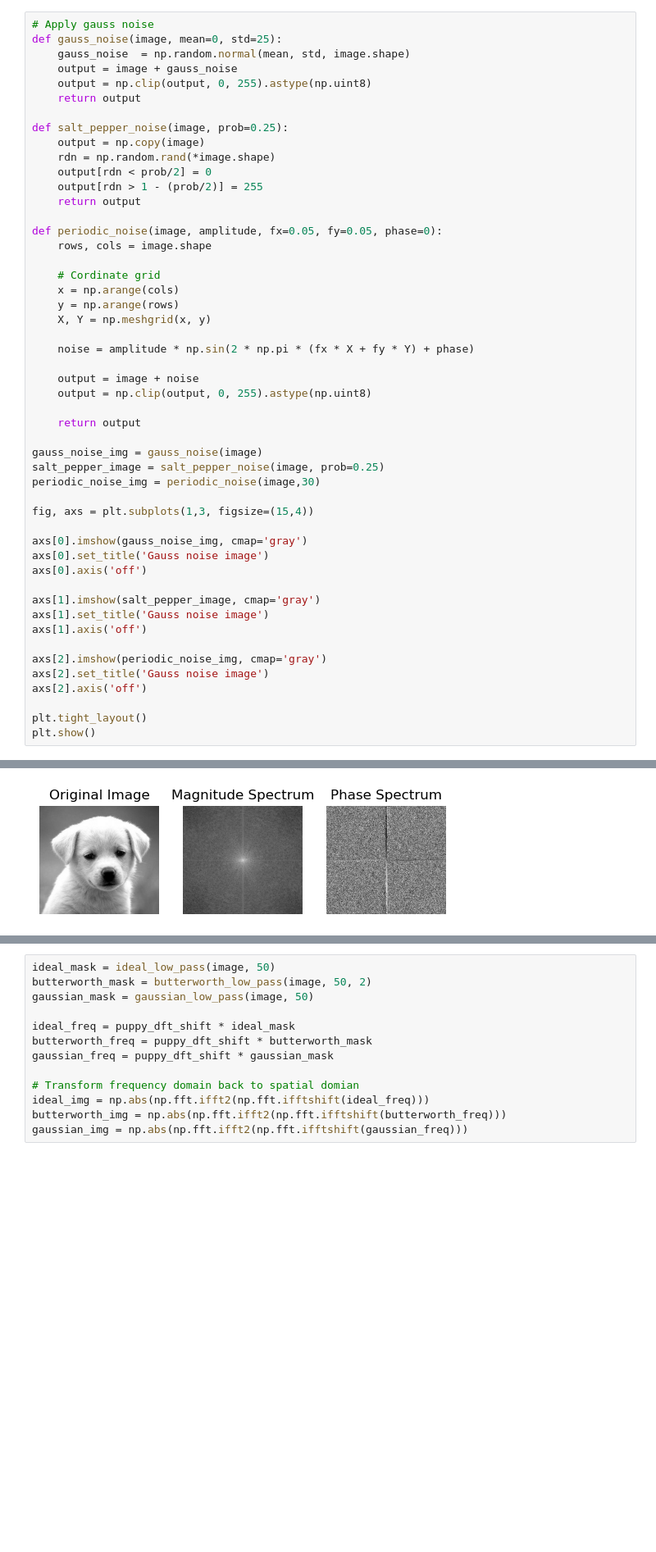
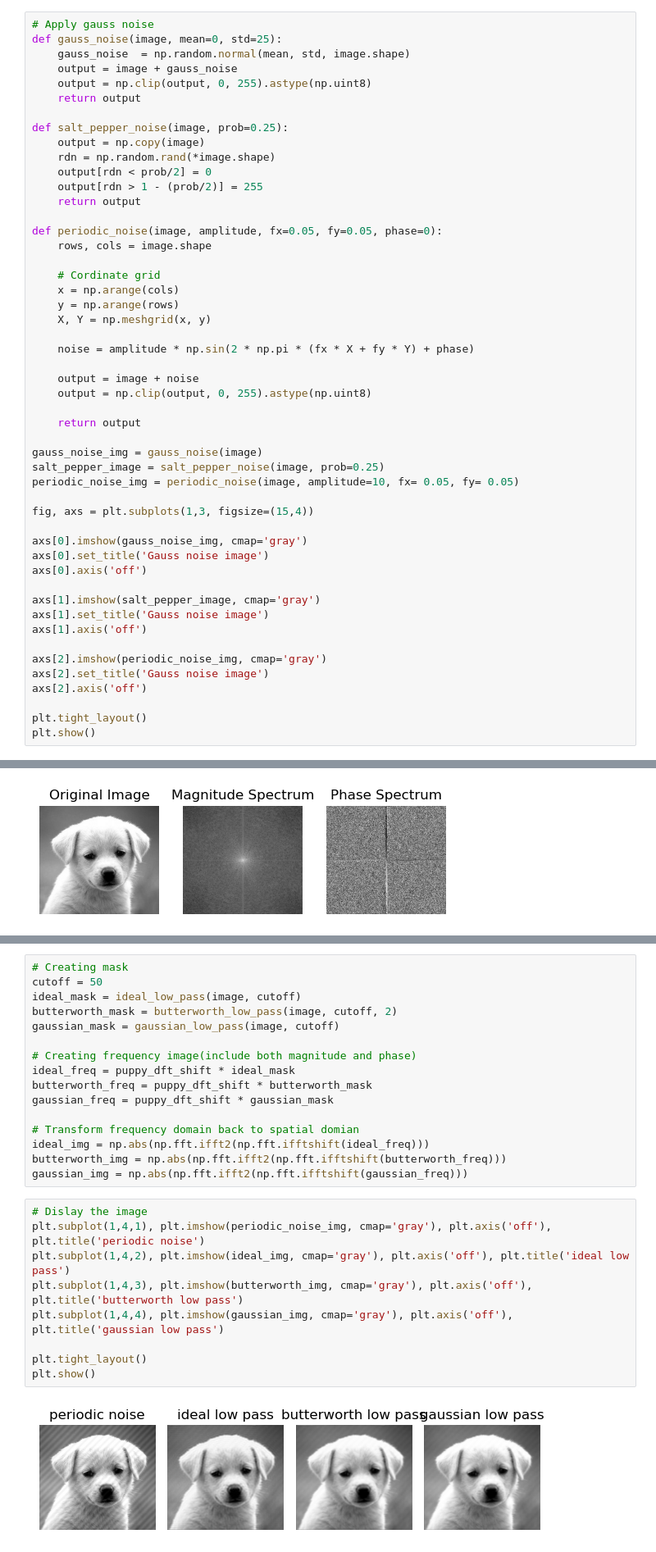
Before and after one commit to quangminh141005/Image_processing, a Jupyter notebook: lab2/lab2.ipynb, the cells around one changed output, grey strips where cells are left out. Shown at 82% size. Saved outputs shown, nothing was run; the diff lists cells and outputs as text; blank space fills up the shorter version.

Commit message:
change frequency of periodic noise and cutoff of low pass filter for more efficent noise removing

```diff
--- a/lab2/lab2.ipynb
+++ b/lab2/lab2.ipynb
@@ -76,7 +80,7 @@ def periodic_noise(image, amplitude, fx=0.05, fy=0.05, phase=0):
 
 gauss_noise_img = gauss_noise(image)
 salt_pepper_image = salt_pepper_noise(image, prob=0.25)
-periodic_noise_img = periodic_noise(image,30)
+periodic_noise_img = periodic_noise(image, amplitude=10, fx= 0.05, fy= 0.05)
 
 fig, axs = plt.subplots(1,3, figsize=(15,4))
 
@@ -200,10 +204,13 @@ def gaussian_low_pass(image, cutoff):
     mask = np.exp((-1 * D**2) / (2 * cutoff**2))
     return mask.astype(np.float32)
 # %%
-ideal_mask = ideal_low_pass(image, 50)
-butterworth_mask = butterworth_low_pass(image, 50, 2)
-gaussian_mask = gaussian_low_pass(image, 50)
+# Creating mask
+cutoff = 50
+ideal_mask = ideal_low_pass(image, cutoff)
+butterworth_mask = butterworth_low_pass(image, cutoff, 2)
+gaussian_mask = gaussian_low_pass(image, cutoff)
 
+# Creating frequency image(include both magnitude and phase)
 ideal_freq = puppy_dft_shift * ideal_mask
 butterworth_freq = puppy_dft_shift * butterworth_mask
 gaussian_freq = puppy_dft_shift * gaussian_mask
@@ -212,3 +219,14 @@ gaussian_freq = puppy_dft_shift * gaussian_mask
 ideal_img = np.abs(np.fft.ifft2(np.fft.ifftshift(ideal_freq)))
 butterworth_img = np.abs(np.fft.ifft2(np.fft.ifftshift(butterworth_freq)))
 gaussian_img = np.abs(np.fft.ifft2(np.fft.ifftshift(gaussian_freq)))
+# %%
+# Dislay the image
+plt.subplot(1,4,1), plt.imshow(periodic_noise_img, cmap='gray'), plt.axis('off'), plt.title('periodic noise')
+plt.subplot(1,4,2), plt.imshow(ideal_img, cmap='gray'), plt.axis('off'), plt.title('ideal low pass')
+plt.subplot(1,4,3), plt.imshow(butterworth_img, cmap='gray'), plt.axis('off'), plt.title('butterworth low pass')
+plt.subplot(1,4,4), plt.imshow(gaussian_img, cmap='gray'), plt.axis('off'), plt.title('gaussian low pass')
+
+plt.tight_layout()
+plt.show()
+# %% [output]
+[figure, added]
```
Also changed, not shown: parts of 1 cell of this notebook.
